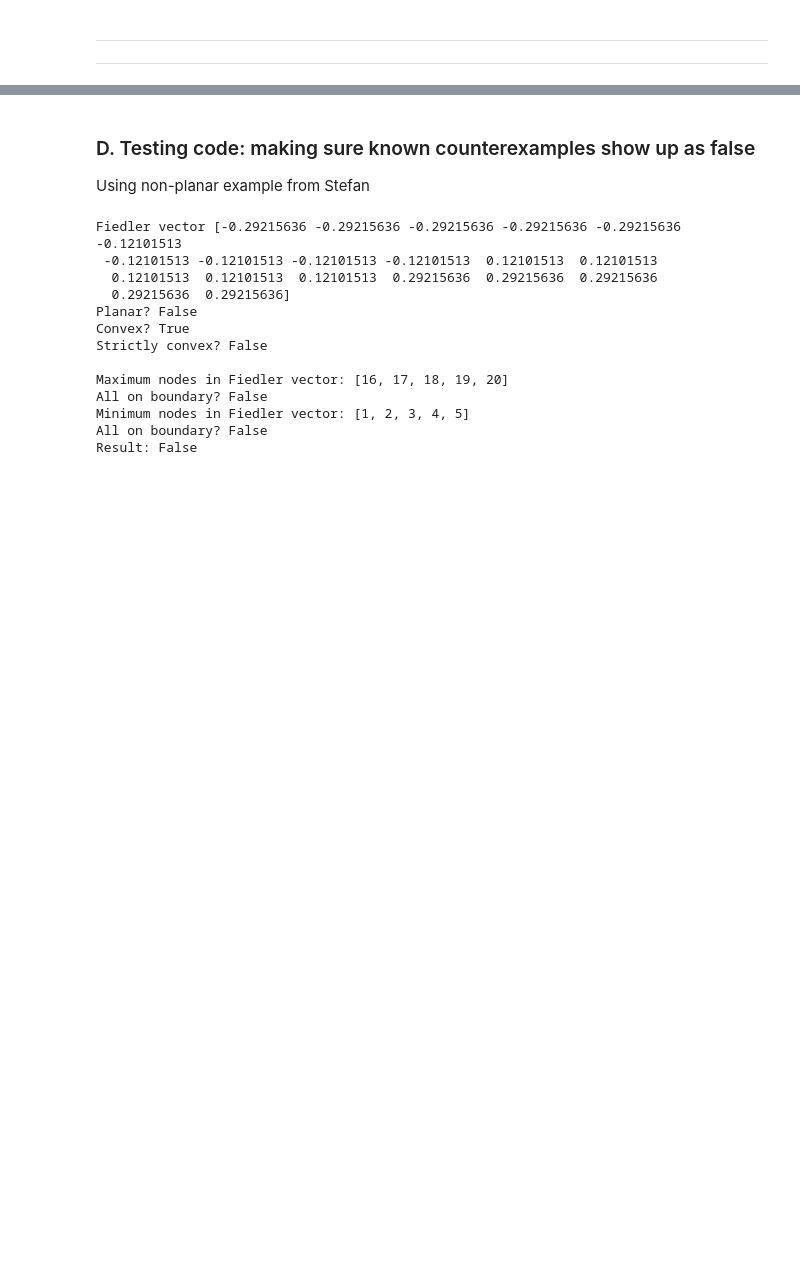
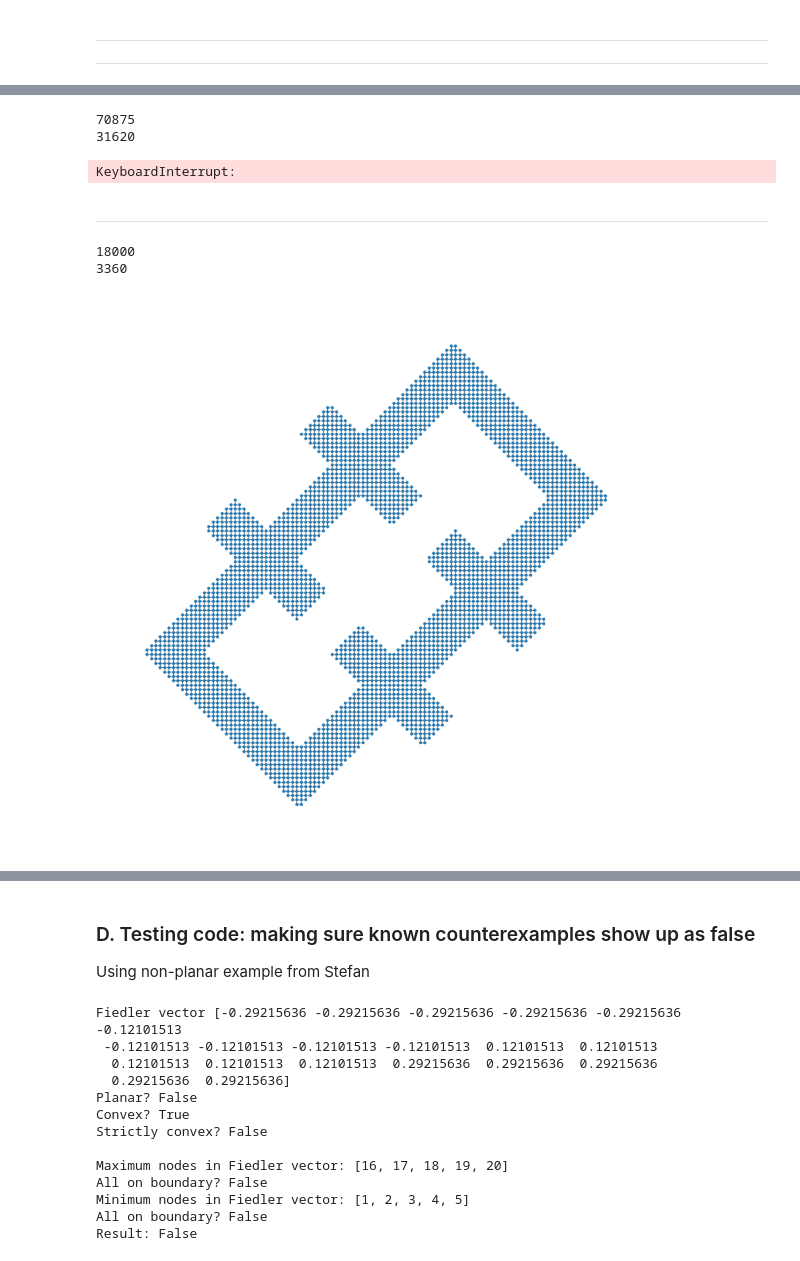
Before and after one commit to amaheshwari25/graph-hotspots, a Jupyter notebook: GraphHotSpots_Experiments.ipynb, the cells around one changed output, grey strips where cells are left out. Saved outputs shown, nothing was run; the diff lists cells and outputs as text; code cells hidden in the pictures; blank space fills up the shorter version.

```diff
--- a/GraphHotSpots_Experiments.ipynb
+++ b/GraphHotSpots_Experiments.ipynb
@@ -398,0 +378,22 @@ conj2, min_node2, max_node2, is_plan2, is_conv2, is_strict_conv2, bound_set2 = c
+# %%
+brick_G2 = nx.grid_2d_graph(int(10.5*scale2), int(7.5*scale2))
+print(len(brick_G2.nodes))
+
+brick_nodes2 = list(brick_G2.nodes) # these nodes now give us positions
+for node in brick_nodes2:
+    if not point_in_region(node, outer_poly2, inner_poly2):
+        brick_G2.remove_node(node)
+
+print(len(brick_G2.nodes))
+brick_pos2 = {(x,y):(x,y) for x,y in brick_G2.nodes()}
+# %% [output]
+70875
+31620
+# %%
+# TAKES TOO LONG TO RUN #
+conj2, min_node2, max_node2, is_plan2, is_conv2, is_strict_conv2, bound_set2 = check_conjecture(
+    brick_G2, verbose=False, plot=False)
+# %% [output]
+KeyboardInterrupt:
+# %% [markdown]
+---
@@ -398,0 +402,24 @@ conj2, min_node2, max_node2, is_plan2, is_conv2, is_strict_conv2, bound_set2 = c
+# %%
+outer_rot = affinity.rotate(outer_poly, 45)
+outer_rot = affinity.translate(outer_rot, 1*scale, 2*scale)
+inner_rot = affinity.rotate(inner_poly, 45)
+inner_rot = affinity.translate(inner_rot, 1*scale, 2*scale)
+
+brick_rot = nx.grid_2d_graph(int(15*scale), int(12*scale))
+print(len(brick_rot.nodes))
+
+brick_rot_nodes = list(brick_rot.nodes) # these nodes now give us positions
+for node in brick_rot_nodes:
+    if not point_in_region(node, outer_rot, inner_rot):
+        brick_rot.remove_node(node)
+
+print(len(brick_rot.nodes))
+brick_rot_pos = {(x,y):(x,y) for x,y in brick_rot.nodes()}
+# %% [output]
+18000
+3360
+# %%
+plt.figure(figsize=(20, 20))
+nx.draw(brick_rot, pos=brick_rot_pos, node_size=50)
+# %% [output]
+[figure, added]
```
Also changed, not shown: parts of 58 cells of this notebook.
